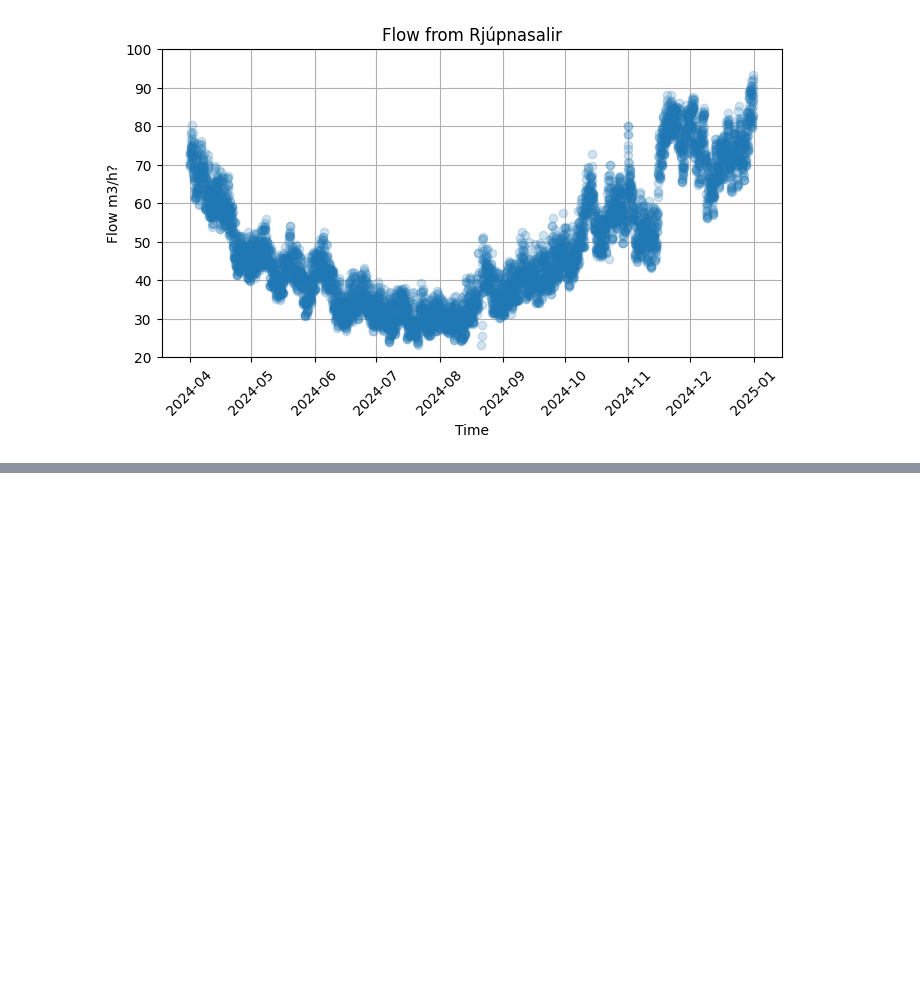
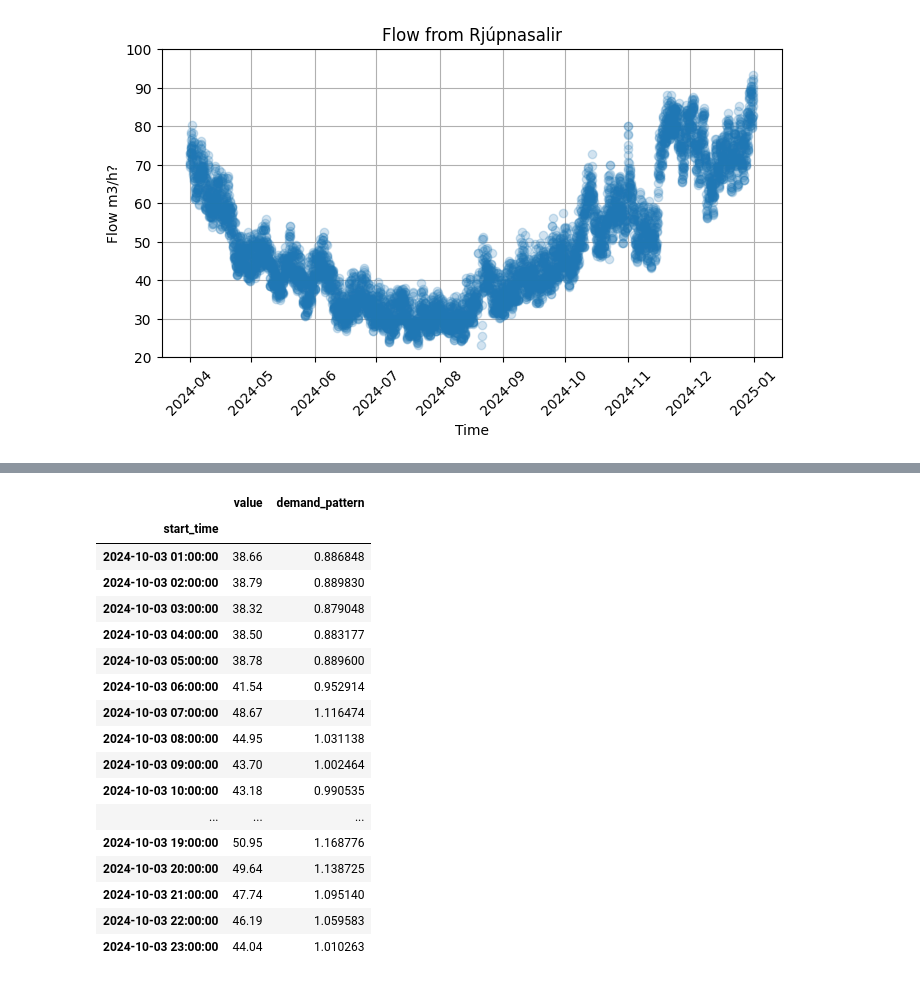
Before and after one commit to frodibrooks/OptimisedHeating, a Jupyter notebook: Data_processing/Rjúpnasalir.ipynb, the cells around one changed output, grey strips where cells are left out. Cells and saved outputs as stored; diff of their text form; code cells hidden in the pictures; blank space fills up the shorter version.

```diff
--- a/Data_processing/Rjúpnasalir.ipynb
+++ b/Data_processing/Rjúpnasalir.ipynb
@@ -69,0 +107,25 @@ plt.show()
+# %%
+df_specific_day.set_index('start_time', inplace=True)
+df_specific_day = df_specific_day.sort_index(ascending=True)
+avg_flow = df_specific_day['value'].mean()  # Sum of all flow for that day
+df_specific_day['demand_pattern'] = df_specific_day['value'] / avg_flow  # Normalized demand pattern
+df_specific_day
+# %% [output]
+|  | value | demand_pattern |
+| start_time |  |  |
+| 2024-10-03 01:00:00 | 38.66 | 0.886848 |
+| 2024-10-03 02:00:00 | 38.79 | 0.889830 |
+| 2024-10-03 03:00:00 | 38.32 | 0.879048 |
+| 2024-10-03 04:00:00 | 38.50 | 0.883177 |
+| 2024-10-03 05:00:00 | 38.78 | 0.889600 |
+| 2024-10-03 06:00:00 | 41.54 | 0.952914 |
+| 2024-10-03 07:00:00 | 48.67 | 1.116474 |
+| 2024-10-03 08:00:00 | 44.95 | 1.031138 |
+| 2024-10-03 09:00:00 | 43.70 | 1.002464 |
+| 2024-10-03 10:00:00 | 43.18 | 0.990535 |
+| ... | ... | ... |
+| 2024-10-03 19:00:00 | 50.95 | 1.168776 |
+| 2024-10-03 20:00:00 | 49.64 | 1.138725 |
+| 2024-10-03 21:00:00 | 47.74 | 1.095140 |
+| 2024-10-03 22:00:00 | 46.19 | 1.059583 |
+| 2024-10-03 23:00:00 | 44.04 | 1.010263 |
```
Also changed, not shown: parts of 8 cells of this notebook, 1 other file.
